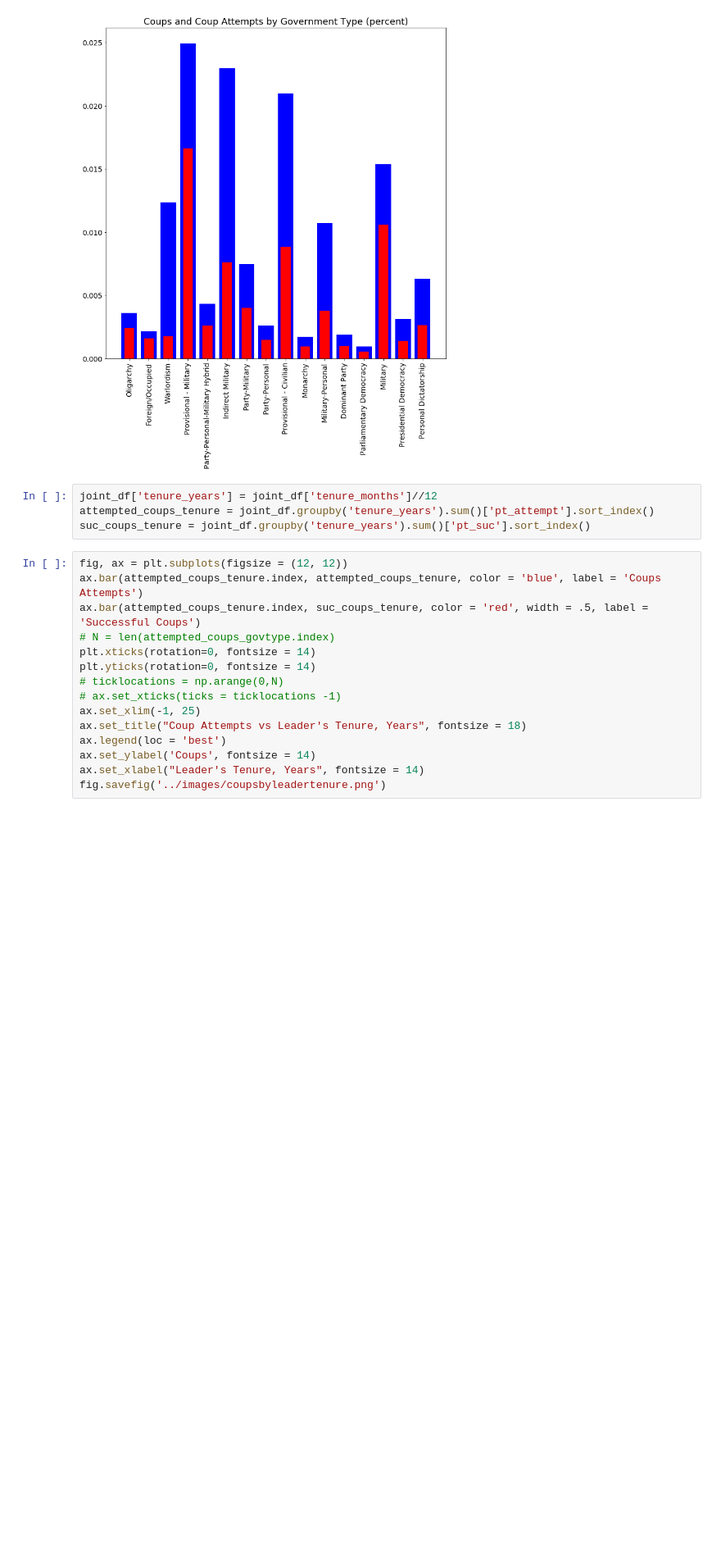
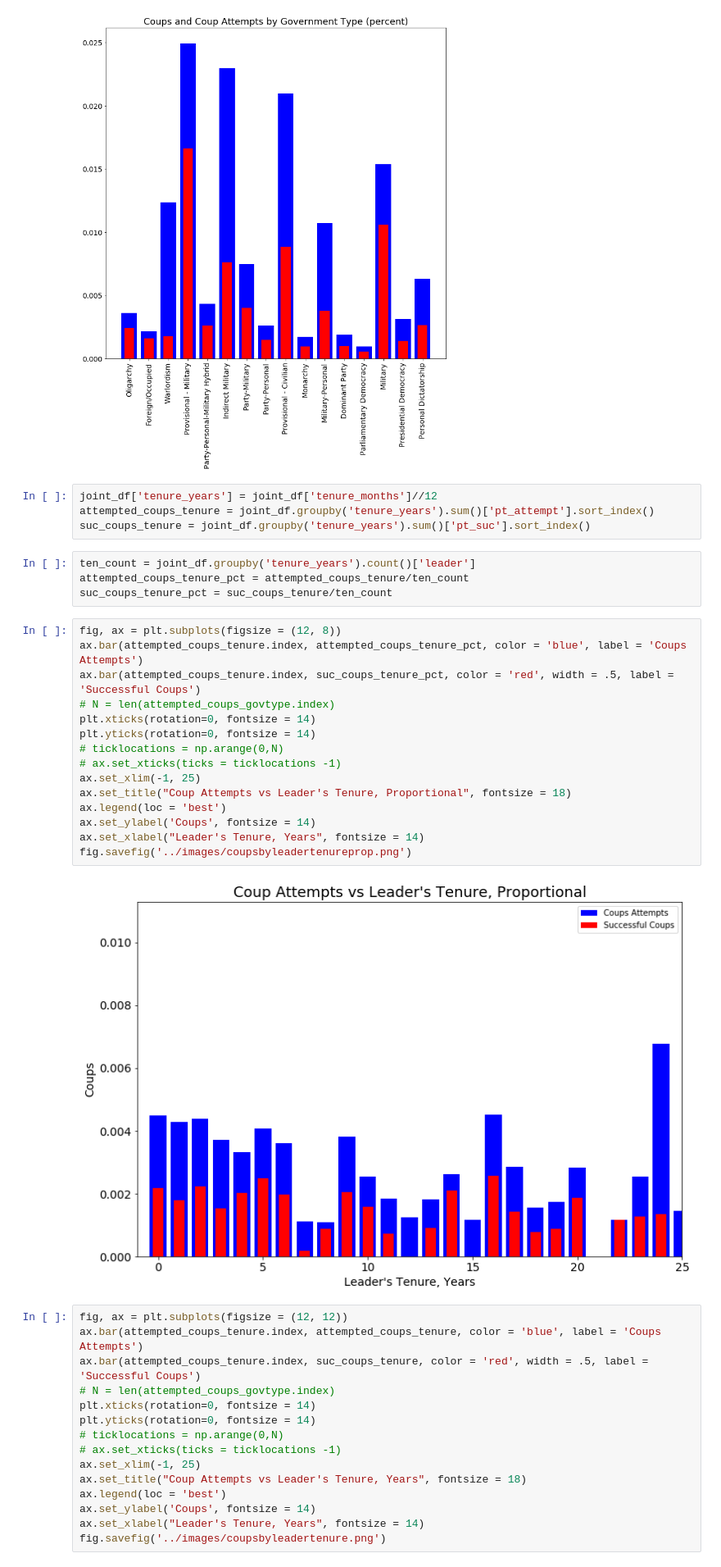
Before and after one commit to taylorjbritt/capstone2, a Jupyter notebook: notebooks/reign_eda.ipynb, the cells around one changed output. Shown at 82% size. Drawn from its saved outputs; the diff is of its cells as text; blank space fills up the shorter version.

```diff
--- a/notebooks/reign_eda.ipynb
+++ b/notebooks/reign_eda.ipynb
@@ -142,6 +141,27 @@ fig.savefig('../images/coupsbygovtpercent.png')
 joint_df['tenure_years'] = joint_df['tenure_months']//12
 attempted_coups_tenure = joint_df.groupby('tenure_years').sum()['pt_attempt'].sort_index()
 suc_coups_tenure = joint_df.groupby('tenure_years').sum()['pt_suc'].sort_index()
+# %%
+ten_count = joint_df.groupby('tenure_years').count()['leader']
+attempted_coups_tenure_pct = attempted_coups_tenure/ten_count
+suc_coups_tenure_pct = suc_coups_tenure/ten_count
+# %%
+fig, ax = plt.subplots(figsize = (12, 8))
+ax.bar(attempted_coups_tenure.index, attempted_coups_tenure_pct, color = 'blue', label = 'Coups Attempts')
+ax.bar(attempted_coups_tenure.index, suc_coups_tenure_pct, color = 'red', width = .5, label = 'Successful Coups')
+# N = len(attempted_coups_govtype.index)
+plt.xticks(rotation=0, fontsize = 14)
+plt.yticks(rotation=0, fontsize = 14)
+# ticklocations = np.arange(0,N)
+# ax.set_xticks(ticks = ticklocations -1)
+ax.set_xlim(-1, 25)
+ax.set_title("Coup Attempts vs Leader's Tenure, Proportional", fontsize = 18)
+ax.legend(loc = 'best')
+ax.set_ylabel('Coups', fontsize = 14)
+ax.set_xlabel("Leader's Tenure, Years", fontsize = 14)
+fig.savefig('../images/coupsbyleadertenureprop.png')
+# %% [output]
+[figure, added]
 # %%
 fig, ax = plt.subplots(figsize = (12, 12))
 ax.bar(attempted_coups_tenure.index, attempted_coups_tenure, color = 'blue', label = 'Coups Attempts')
```
Also changed, not shown: parts of 1 cell of this notebook, 8 other files.
